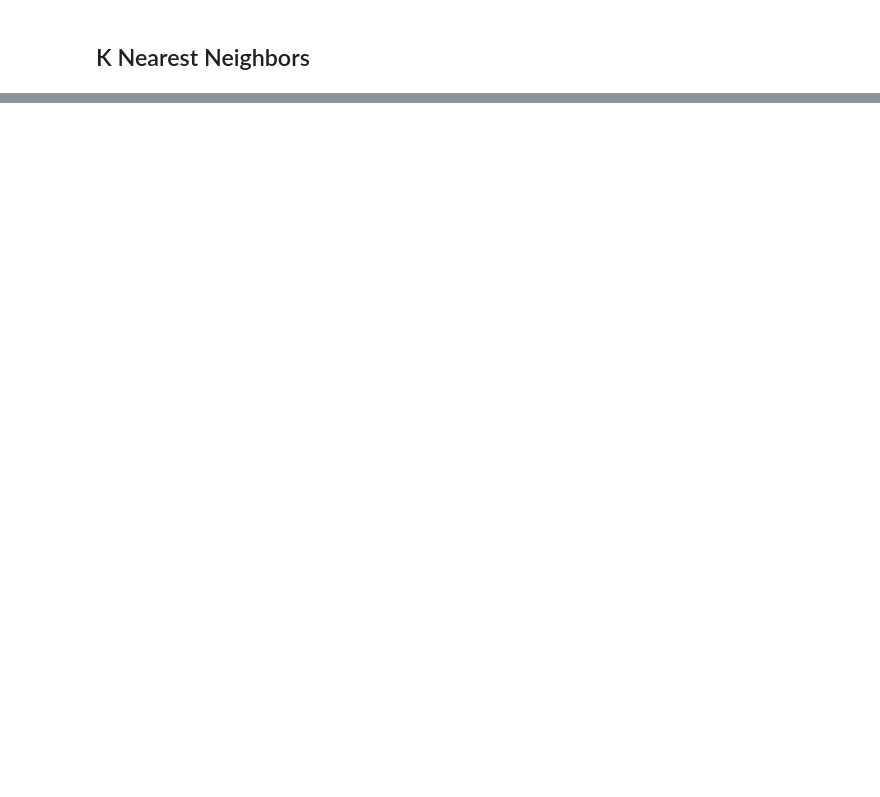
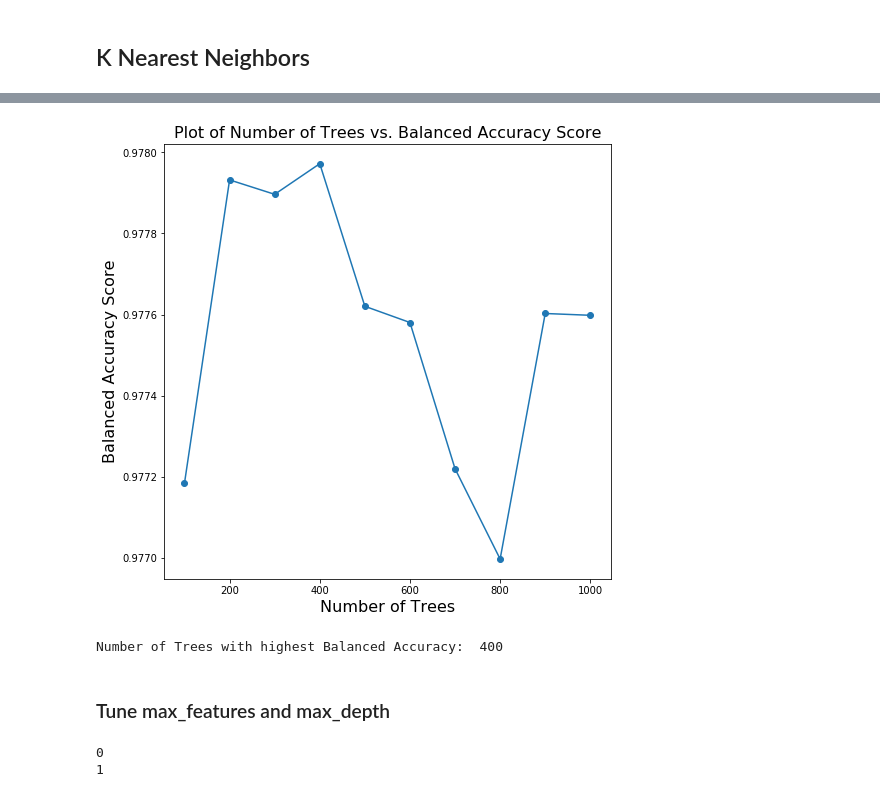
Before and after one commit to mwnewlin/AFIT, a Jupyter notebook: CSCE 623/project/code/NEWLIN_Project.ipynb, the cells around one changed output, grey strips where cells are left out. Drawn from its saved outputs; the diff is of its cells as text; code cells hidden in the pictures; blank space fills up the shorter version.

```diff
--- a/CSCE 623/project/code/NEWLIN_Project.ipynb
+++ b/CSCE 623/project/code/NEWLIN_Project.ipynb
@@ -332,0 +375,25 @@ print(total)
+# %%
+"""
+    Performs balanced random forest classification with the given number of trees and returns
+    mean balanced accuracy score from 10-fold cross validation.
+"""
+def find_num_estimators(n, d, p, X, y):
+    brf = BRF(n_estimators=n,random_state=1, n_jobs=4)
+    cv = cross_validate(brf,
+                   X,
+                   y,
+                   cv=10,
+                  scoring='balanced_accuracy',
+                  n_jobs=4)
+    return cv['test_score'].mean()
+# %%
+brf_bal_accs = [] #np.zeros((25,6))
+num_trees = np.arange(100,1000+1,100)
+start = time.time()
+for n in num_trees:
+    cv_ne_mean = find_num_estimators(n,d,3, X_nonTestScaled,y_nonTest)
+    brf_bal_accs.append(cv_ne_mean)
+    print(n)
+end = time.time()
+total = end - start
+print(total)
@@ -332,0 +412,15 @@ print(total)
+# %%
+fig = plt.figure(figsize=(8,8))
+plt.plot(num_trees,brf_bal_accs, '-o')
+plt.xlabel("Number of Trees", fontdict={'fontsize':16})
+plt.ylabel("Balanced Accuracy Score", fontdict={'fontsize':16})
+plt.title("Plot of Number of Trees vs. Balanced Accuracy Score",  fontdict={'fontsize':16})
+plt.savefig("../figures/num_trees_acc.eps")
+plt.show()
+best_num_trees = num_trees[np.argmax(brf_bal_accs)]
+print("Number of Trees with highest Balanced Accuracy: ",best_num_trees)
+# %% [output]
+[figure, added]
+Number of Trees with highest Balanced Accuracy:  400
+# %% [markdown]
+### Tune max_features and max_depth
@@ -332,0 +437,16 @@ print(total)
+# %%
+
+depths = np.arange(1,30+1,1)
+features = np.arange(1,8+1,1)
+hp_bal_accs = np.zeros((len(depths),len(features)))
+start = time.time()
+for d in range(len(depths)):
+    for p in range(len(features)):
+        cv_ne_mean = find_depth_features(best_num_trees,d+1,p+1, X_nonTestScaled,y_nonTest)
+        hp_bal_accs[d,p] = cv_ne_mean
+    print(d)
+end = time.time()
+print(end - start)
+# %% [output]
+0
+1
```
Also changed, not shown: parts of 14 cells of this notebook, 4 other files.
